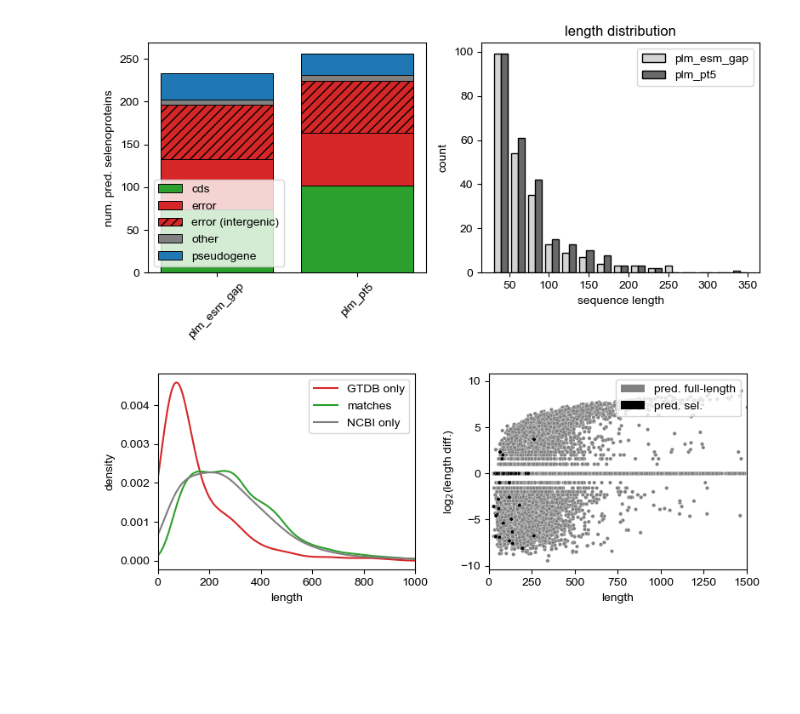
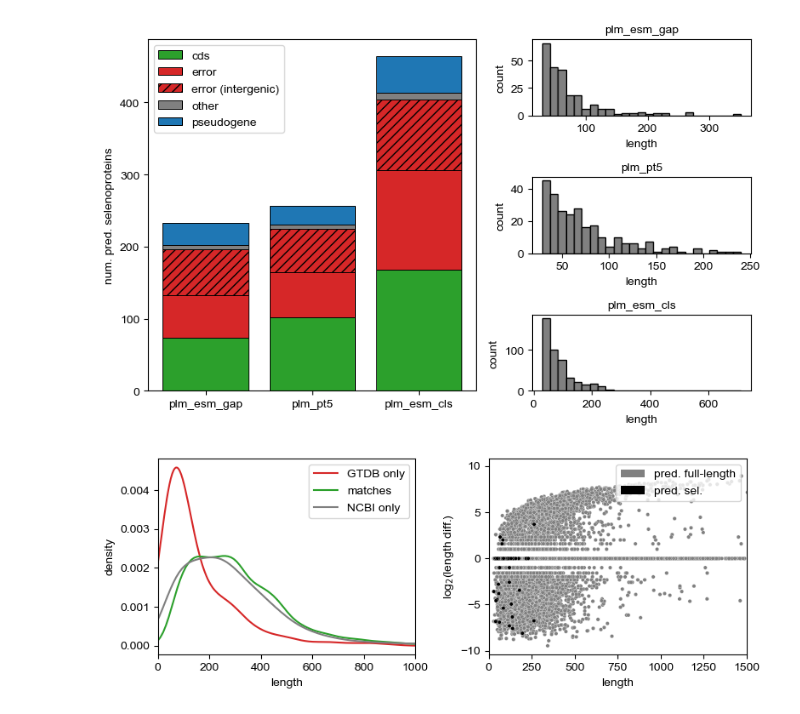
Before and after one commit to pipparichter/selenobot, a Jupyter notebook: notebooks/model-orgs-2c.ipynb, the cells around one changed output. Cells and saved outputs as stored; diff of their text form; code cells hidden in the pictures; blank space fills up the shorter version.

```diff
--- a/notebooks/model-orgs-2c.ipynb
+++ b/notebooks/model-orgs-2c.ipynb
@@ -41,6 +41,8 @@ from selenobot.datasets import Dataset
 # Mycobacterium is an intracellular parasite so might have a weird genome.
 # %%
 species = ['Pseudomonas aeruginosa', 'Escherichia coli', 'Mycobacterium tuberculosis', 'Bacillus subtilis', 'Aliivibrio fischeri']
+feature_types = ['plm_esm_gap', 'plm_pt5', 'plm_esm_cls'] # , 'plm_esm_log']
+start_codons, stop_codons = ['ATG', 'GTG', 'TTG'], ['TAA', 'TAG', 'TGA']
 
 # Using the genomes from the GTDB species representative for release r207.
 genome_ids = dict()
@@ -55,9 +57,8 @@ genome_ids['Aliivibrio fischeri'] = 'GCF_016464335.1'
 # genome_metadata_df[['species', 'genome_size', 'gc_percentage']]
 
 label_map = {'cds':'cds', 'error':'error', 'inter':'error (intergenic)', 'pseudo':'pseudogene', 'rna':'other', 'misc':'other'}
+
 color_map = {'cds':'tab:green', 'error':'tab:red', 'error (intergenic)':'tab:red', 'pseudogene':'tab:blue', 'other':'gray'}
-
-start_codons, stop_codons = ['ATG', 'GTG', 'TTG'], ['TAA', 'TAG', 'TGA']
 color_map.update({codon:color for codon, color in zip(stop_codons, ['tab:red', 'tab:blue', 'tab:green'])})
 color_map.update({codon:color for codon, color in zip(start_codons, ['tab:red', 'tab:blue', 'tab:green'])})
 
@@ -65,7 +66,7 @@ color_map.update({0:'gray', 1:'black'})
 
 labels = list(label_map.values())
 
-feature_types = ['plm_esm_gap', 'plm_pt5']
+
 pred_col = 'binary_model_plm_esm_gap_prediction'
 # %%
 if (not os.path.exists('../data/model_organisms/organisms.pkl')):
@@ -126,39 +146,36 @@ org_0_df = org_df[org_df[pred_col] == 0]
 #     table_df = pd.DataFrame(table_df).set_index('species')
 #     dfi.export(table_df, path)
 # %%
-fig, axes = plt.subplots(ncols=2, figsize=(8, 4))
+fig = plt.figure(figsize=(8, 5), layout='tight')
+grid = GridSpec(nrows=len(feature_types), ncols=2, figure=fig, width_ratios=[0.6, 0.4])
 
-ax = axes[0]
+ax_1a = fig.add_subplot(grid[:, 0])
+ax_1b = [fig.add_subplot(grid[i, 1]) for i in range(len(feature_types))]
+
 bottom = np.zeros(len(feature_types))
 positions = np.arange(len(feature_types))
-
 legend = []
 for label, label_df in org_df.groupby('label'):
     heights = [(label_df[f'binary_model_{feature_type}_prediction'] == 1).sum() for feature_type in feature_types]
-    ax.bar(positions, heights, bottom=bottom, color=color_map[label], hatch='///' if (label == 'error (intergenic)') else None, edgecolor='black', lw=0.7)
+    ax_1a.bar(positions, heights, bottom=bottom, color=color_map[label], hatch='///' if (label == 'error (intergenic)') else None, edgecolor='black', lw=0.7)
     bottom += np.array(heights)
     legend += [label]
 
-ax.set_xticks(positions, labels=feature_types, ha='center', rotation=45)
-ax.set_ylabel('num. pred. selenoproteins')
-ax.legend(legend)
+ax_1a.set_xticks(positions, labels=feature_types, ha='center')
+ax_1a.set_ylabel('num. pred. selenoproteins')
+ax_1a.legend(legend)
 
-ax = axes[1]
-hist = []
-for feature_type in feature_types:
+for ax, feature_type in zip(ax_1b, feature_types):
     lengths = org_df[org_df[f'binary_model_{feature_type}_prediction'] == 1].seq.apply(len)
-    hist.append(lengths)
-
-ax.hist(hist, bins=15, color=['lightgrey', 'dimgray'], edgecolor='black', lw=0.5)
-ax.legend(feature_types)
-ax.set_ylabel('count')
-ax.set_xlabel('sequence length')
-ax.set_title('length distribution')
+    ax.hist(lengths, bins=25, color='gray', edgecolor='black', lw=0.5)
+    ax.set_ylabel('count')
+    ax.set_xlabel('length')
+    ax.set_title(feature_type, fontsize='medium')
 
 plt.tight_layout()
 plt.show()
 # %% [output]
-[figure, old version]
+[figure, new version]
 # %%
 fig, axes = plt.subplots(ncols=2, figsize=(8, 3))
 
```
Also changed, not shown: parts of 6 cells of this notebook, 6 other files.
